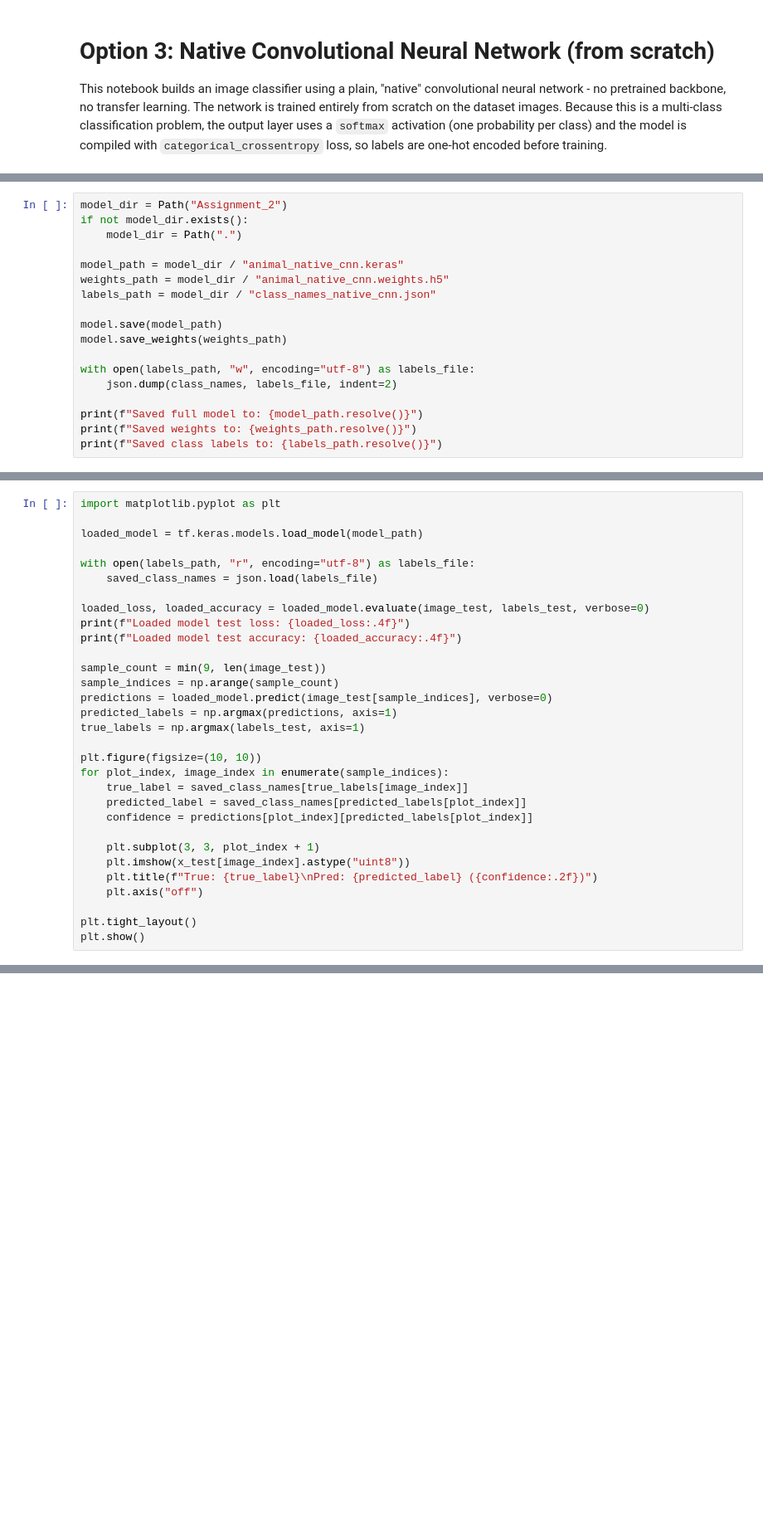
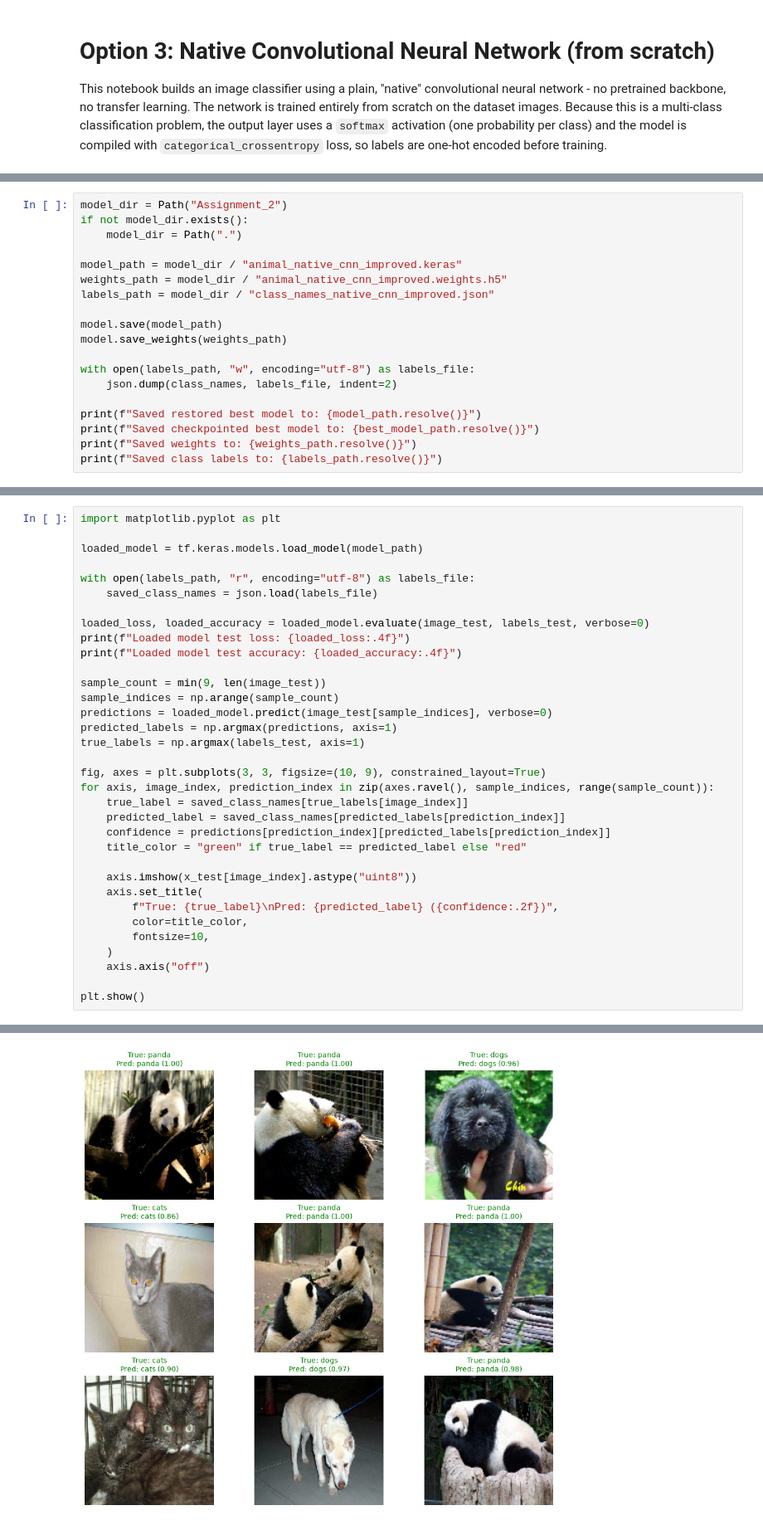
Before and after one commit to Nizarel/dl-ai570, a Jupyter notebook: Assignment_2/Option3_Native_CNN.ipynb, the cells around one changed output, grey strips where cells are left out. Shown at 83% size. Drawn from its saved outputs; the diff is of its cells as text; blank space fills up the shorter version.

```diff
--- a/Assignment_2/Option3_Native_CNN.ipynb
+++ b/Assignment_2/Option3_Native_CNN.ipynb
@@ -138,9 +385,9 @@ model_dir = Path("Assignment_2")
 if not model_dir.exists():
     model_dir = Path(".")
 
-model_path = model_dir / "animal_native_cnn.keras"
-weights_path = model_dir / "animal_native_cnn.weights.h5"
-labels_path = model_dir / "class_names_native_cnn.json"
+model_path = model_dir / "animal_native_cnn_improved.keras"
+weights_path = model_dir / "animal_native_cnn_improved.weights.h5"
+labels_path = model_dir / "class_names_native_cnn_improved.json"
 
 model.save(model_path)
 model.save_weights(weights_path)
@@ -148,6 +395,7 @@ model.save_weights(weights_path)
 with open(labels_path, "w", encoding="utf-8") as labels_file:
     json.dump(class_names, labels_file, indent=2)
 
-print(f"Saved full model to: {model_path.resolve()}")
+print(f"Saved restored best model to: {model_path.resolve()}")
+print(f"Saved checkpointed best model to: {best_model_path.resolve()}")
 print(f"Saved weights to: {weights_path.resolve()}")
 print(f"Saved class labels to: {labels_path.resolve()}")
@@ -169,16 +422,20 @@ predictions = loaded_model.predict(image_test[sample_indices], verbose=0)
 predicted_labels = np.argmax(predictions, axis=1)
 true_labels = np.argmax(labels_test, axis=1)
 
-plt.figure(figsize=(10, 10))
-for plot_index, image_index in enumerate(sample_indices):
+fig, axes = plt.subplots(3, 3, figsize=(10, 9), constrained_layout=True)
+for axis, image_index, prediction_index in zip(axes.ravel(), sample_indices, range(sample_count)):
     true_label = saved_class_names[true_labels[image_index]]
-    predicted_label = saved_class_names[predicted_labels[plot_index]]
-    confidence = predictions[plot_index][predicted_labels[plot_index]]
+    predicted_label = saved_class_names[predicted_labels[prediction_index]]
+    confidence = predictions[prediction_index][predicted_labels[prediction_index]]
+    title_color = "green" if true_label == predicted_label else "red"
 
-    plt.subplot(3, 3, plot_index + 1)
-    plt.imshow(x_test[image_index].astype("uint8"))
-    plt.title(f"True: {true_label}\nPred: {predicted_label} ({confidence:.2f})")
-    plt.axis("off")
+    axis.imshow(x_test[image_index].astype("uint8"))
+    axis.set_title(
+        f"True: {true_label}\nPred: {predicted_label} ({confidence:.2f})",
+        color=title_color,
+        fontsize=10,
+    )
+    axis.axis("off")
 
-plt.tight_layout()
 plt.show()
+# %% [output]
@@ -184,0 +444 @@ plt.show()
+[figure, added]
```
Also changed, not shown: parts of 9 cells of this notebook, 18 other files.
